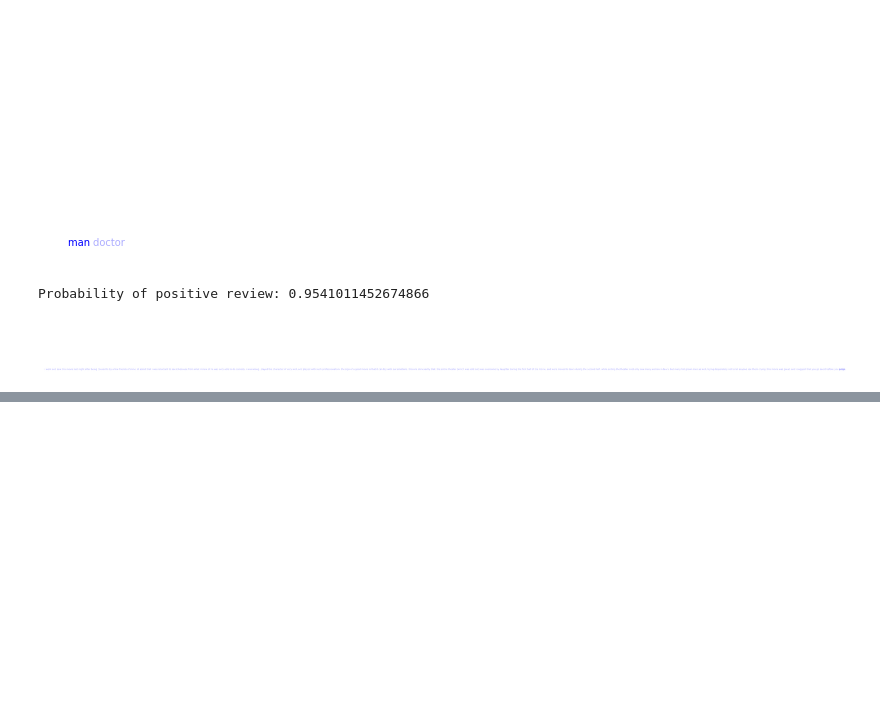
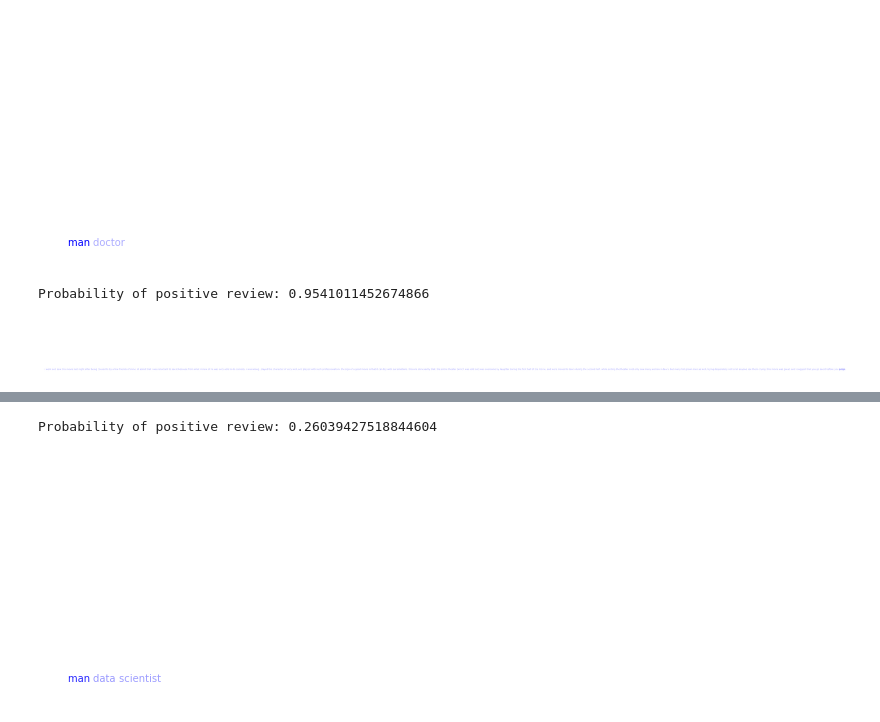
Before and after one commit to jrpresta/website, a Jupyter notebook: Attention_model.ipynb, the cells around one changed output, grey strips where cells are left out. Saved outputs shown, nothing was run; the diff lists cells and outputs as text; code cells hidden in the pictures; blank space fills up the shorter version.

```diff
--- a/Attention_model.ipynb
+++ b/Attention_model.ipynb
@@ -447,0 +460,5 @@ Probability of positive review: 0.9541011452674866
+# %%
+visualize_attention('man data scientist')
+# %% [output]
+Probability of positive review: 0.26039427518844604
+[figure, added]
```
Also changed, not shown: parts of 4 cells of this notebook.
